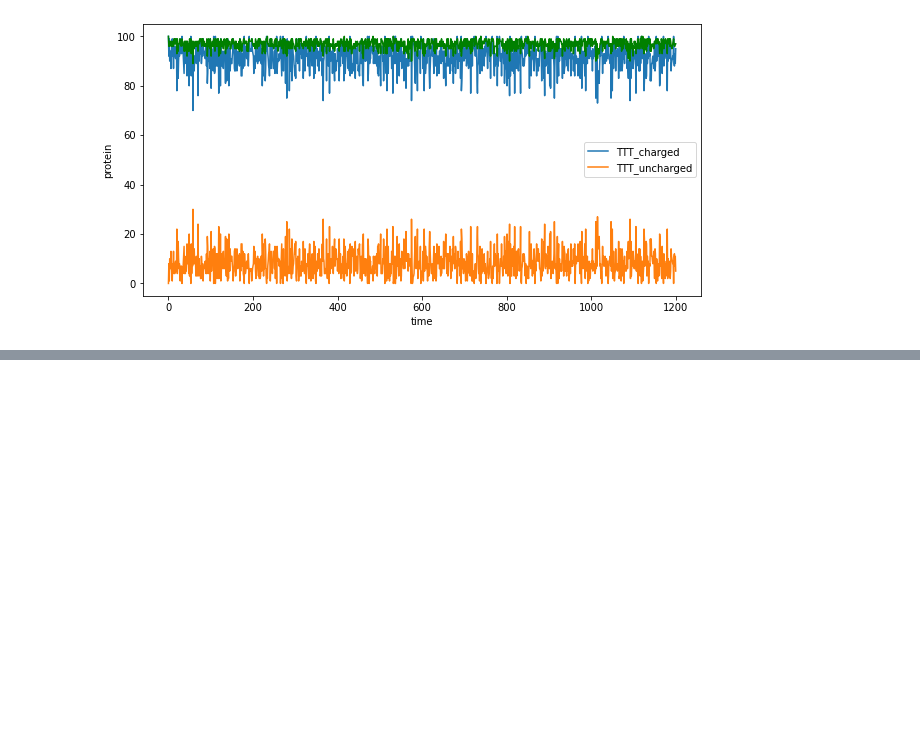
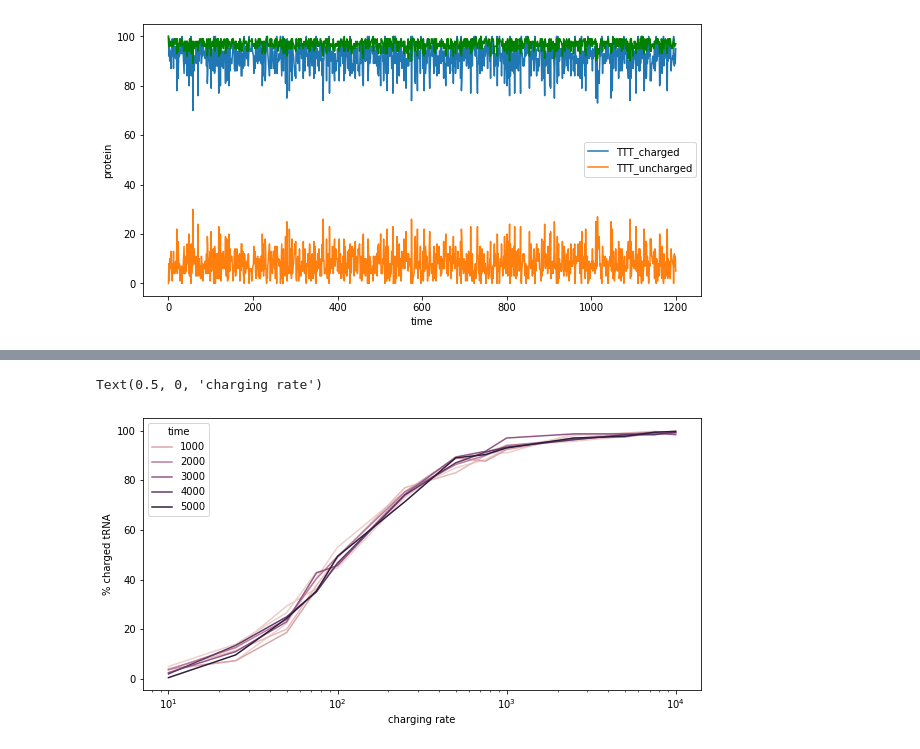
Before and after one commit to alexismhill3/tRNA-dynamics, a Jupyter notebook: analysis/fixed_transcript.ipynb, the cells around one changed output, grey strips where cells are left out. Saved outputs shown, nothing was run; the diff lists cells and outputs as text; code cells hidden in the pictures; blank space fills up the shorter version.

```diff
--- a/analysis/fixed_transcript.ipynb
+++ b/analysis/fixed_transcript.ipynb
@@ -56,0 +135,10 @@ ribosome_plot(df_master)
+# %%
+rcParams['figure.figsize'] = [10, 5]
+df_fil = df_master[(df_master.species == "TTT_charged")]
+sns.lineplot(x="charging_rate", y="protein", hue="time", estimator=None, data=df_fil)
+plt.xscale("log")
+plt.ylabel("% charged tRNA")
+plt.xlabel("charging rate")
+# %% [output]
+Text(0.5, 0, 'charging rate')
+[figure, added]
```
Also changed, not shown: parts of 10 cells of this notebook, 6 other files.
